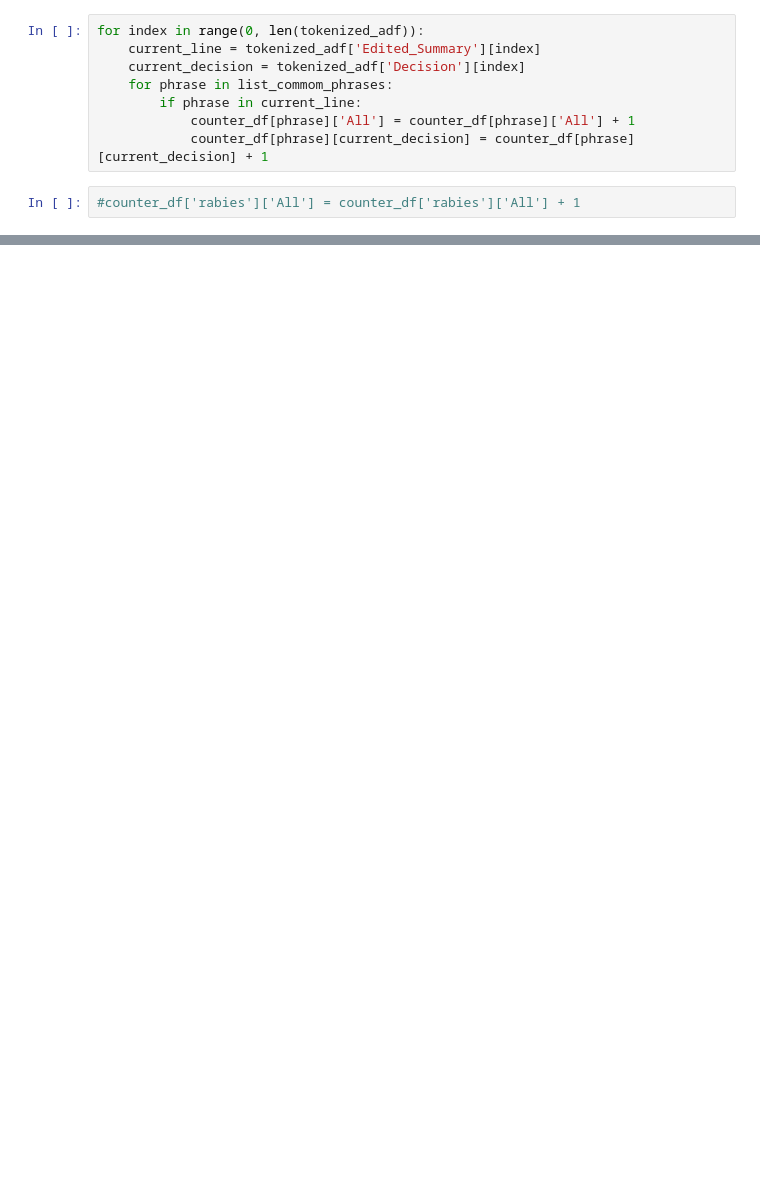
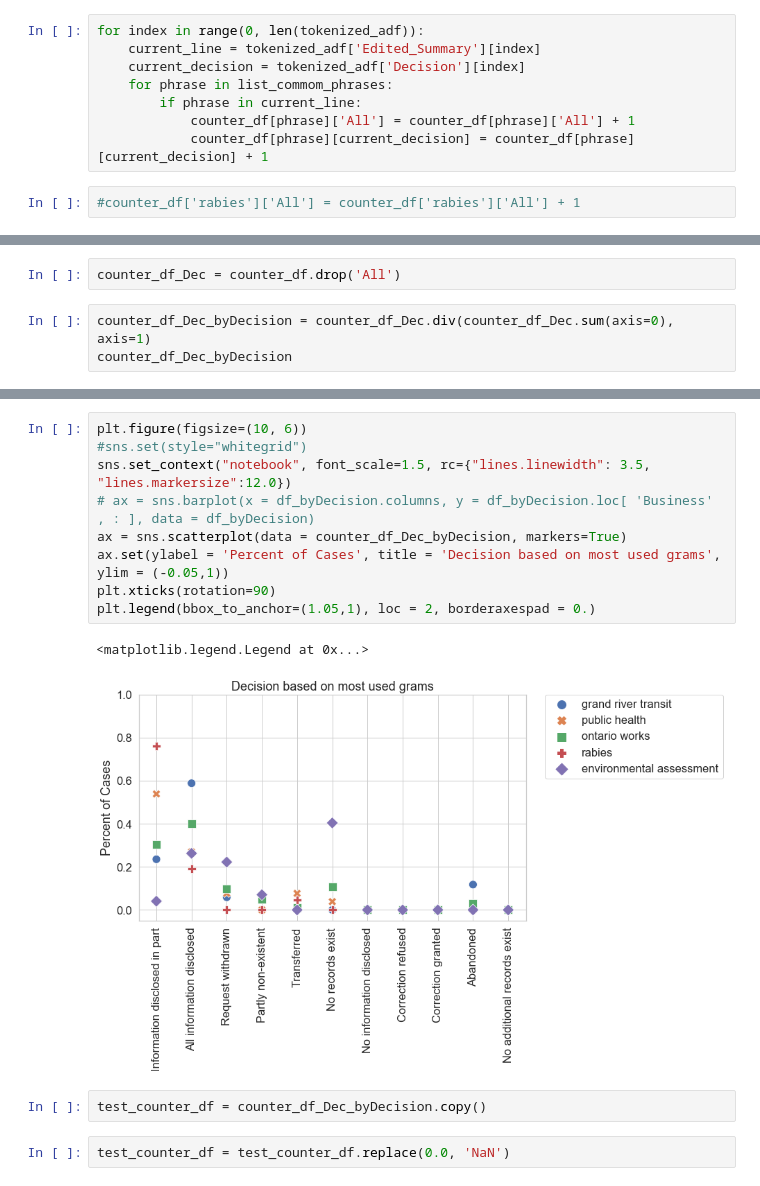
Before and after one commit to brodriguezmilla/foir, a Jupyter notebook: foir.ipynb, the cells around one changed output, grey strips where cells are left out. Cells and saved outputs as stored; diff of their text form; blank space fills up the shorter version.

```diff
--- a/foir.ipynb
+++ b/foir.ipynb
@@ -1738,3 +1738,8 @@ counter_df
 | Abandoned | 2 | 0 | 3 | 0 | 0 |
 | No additional records exist | 0 | 0 | 0 | 0 | 0 |
 | All | 17 | 26 | 102 | 21 | 99 |
+# %%
+counter_df_Dec = counter_df.drop('All')
+# %%
+counter_df_Dec_byDecision = counter_df_Dec.div(counter_df_Dec.sum(axis=0), axis=1)
+counter_df_Dec_byDecision
@@ -1740,0 +1759,16 @@ counter_df
+# %%
+plt.figure(figsize=(10, 6))
+#sns.set(style="whitegrid")
+sns.set_context("notebook", font_scale=1.5, rc={"lines.linewidth": 3.5, "lines.markersize":12.0})
+# ax = sns.barplot(x = df_byDecision.columns, y = df_byDecision.loc[ 'Business' , : ], data = df_byDecision)
+ax = sns.scatterplot(data = counter_df_Dec_byDecision, markers=True)
+ax.set(ylabel = 'Percent of Cases', title = 'Decision based on most used grams', ylim = (-0.05,1))
+plt.xticks(rotation=90)
+plt.legend(bbox_to_anchor=(1.05,1), loc = 2, borderaxespad = 0.)
+# %% [output]
+<matplotlib.legend.Legend at 0x...>
+[figure, added]
+# %%
+test_counter_df = counter_df_Dec_byDecision.copy()
+# %%
+test_counter_df = test_counter_df.replace(0.0, 'NaN')
```
Also changed, not shown: parts of 3 cells of this notebook.
